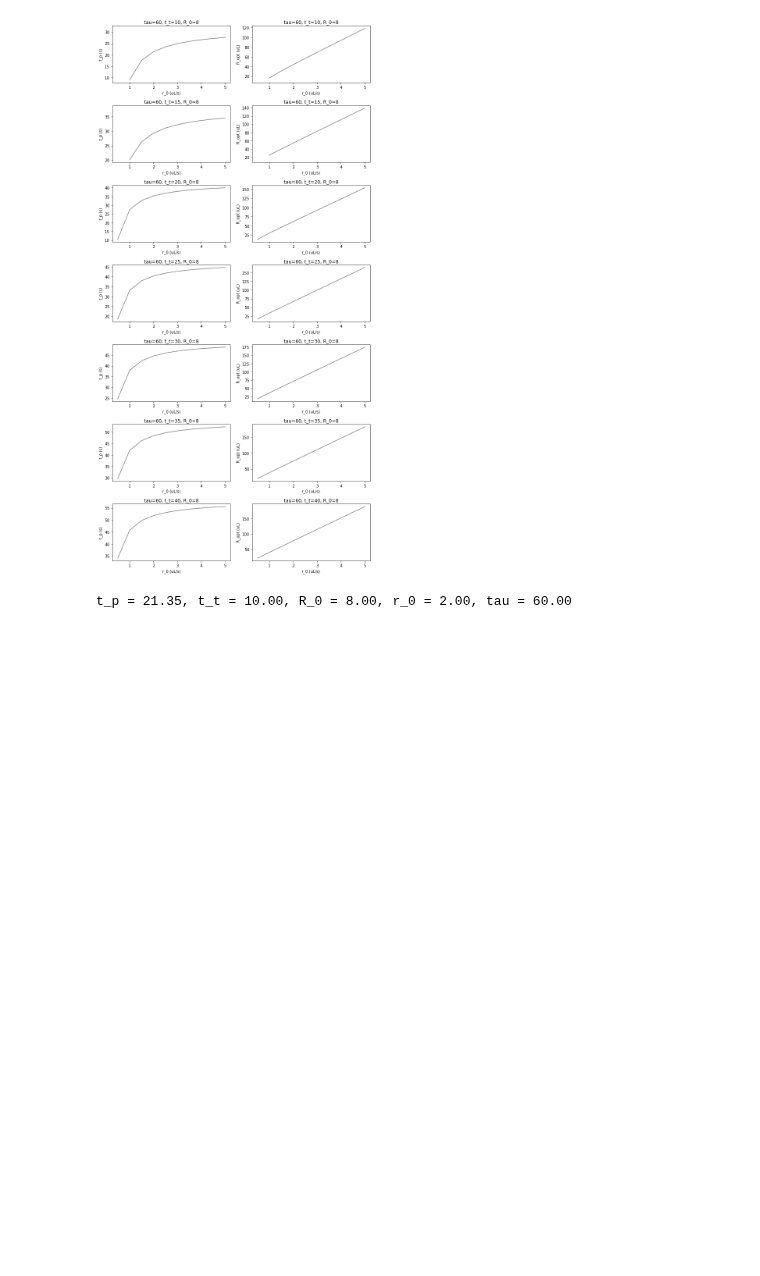
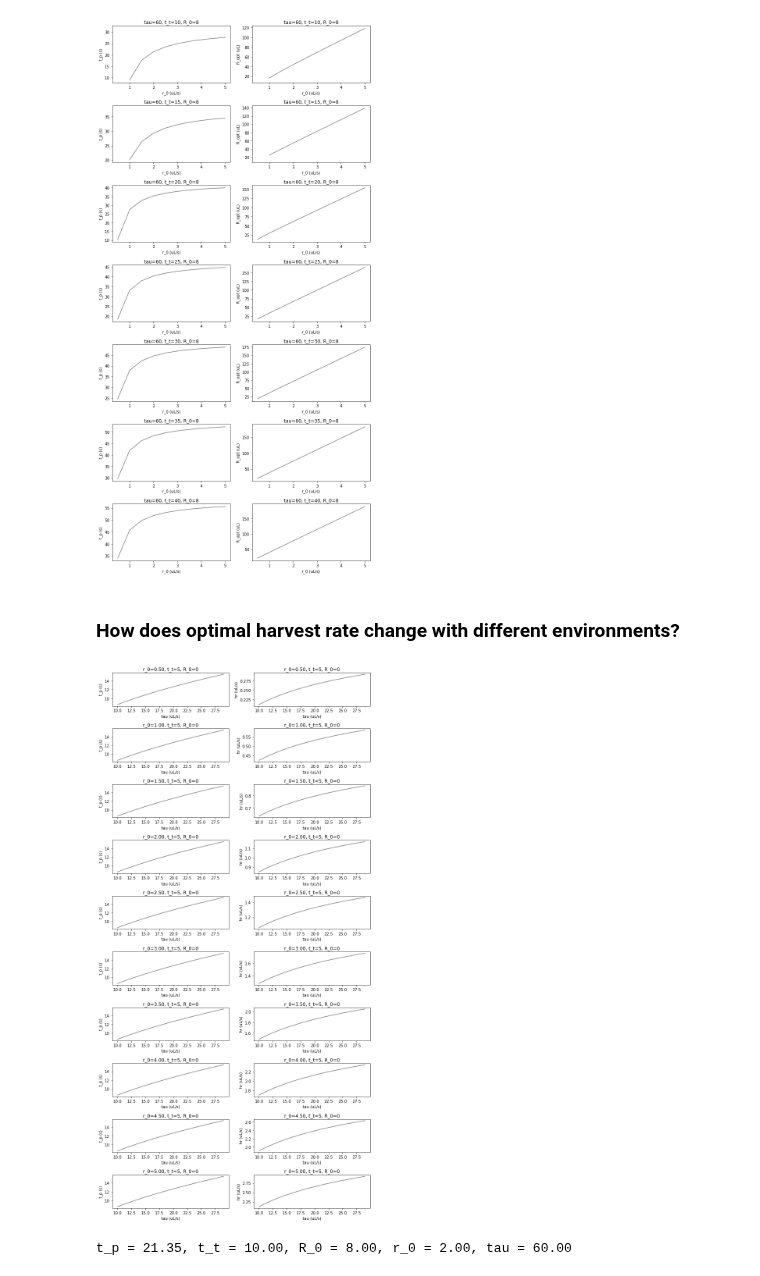
Before and after one commit to jbwebb8/foraging-analysis, a Jupyter notebook: notebooks/mvt.ipynb, the cells around one changed output. Cells and saved outputs as stored; diff of their text form; code cells hidden in the pictures; blank space fills up the shorter version.

```diff
--- a/notebooks/mvt.ipynb
+++ b/notebooks/mvt.ipynb
@@ -251,6 +251,49 @@ for i in range(t_p.shape[0]):
 plt.tight_layout()
 # %% [output]
 [figure]
+# %% [markdown]
+### How does optimal harvest rate change with different environments?
+# %%
+# Behavior parameters
+t_t = 5
+
+# Environment parameters
+# Remember, R_0 / r_0 must be ≥ t_t, otherwise R_0 will default to zero!
+R_0 = np.array([0.0])
+r_0 = np.arange(50, 501, 50)/100
+tau = np.arange(10, 30, 1)
+
+# Solve for residence time, optimum cumulative reward
+t_p = np.zeros([r_0.shape[0], tau.shape[0]])
+R_opt = np.zeros([r_0.shape[0], tau.shape[0]])
+is_solvable = np.ones([r_0.shape[0], tau.shape[0]], dtype=np.bool)
+for i, r_0_ in enumerate(r_0):
+    t_p[i, :], R_opt[i, :], is_solvable[i, :] = get_optimal_values(t_t=t_t,
+                                                                   R_0=R_0,
+                                                                   r_0=r_0_,
+                                                                   tau=tau,
+                                                                   return_solvable=True)
+# %%
+fig, ax = plt.subplots(r_0.shape[0], 2, figsize=(10, 20))
+
+for i in range(r_0.shape[0]):
+    ax[i, 0].plot(tau[is_solvable[i]], t_p[i, is_solvable[i]], linestyle='-', color='gray')
+    ax[i, 0].plot(tau[np.invert(is_solvable[i])], t_p[i, np.invert(is_solvable[i])], linestyle='--', color='gray')
+    ax[i, 0].set_xlabel('tau (uL/s)')
+    ax[i, 0].set_ylabel('t_p (s)')
+    ax[i, 0].set_title('r_0=%.2f, t_t=%d, R_0=%d' % (r_0[i], t_t, R_0))
+
+    ax[i, 1].plot(tau[is_solvable[i]], R_opt[i, is_solvable[i]]/(t_t + t_p[i, is_solvable[i]]),
+                  linestyle='-', color='gray')
+    ax[i, 1].plot(tau[np.invert(is_solvable[i])], R_opt[i, np.invert(is_solvable[i])]/(t_t + t_p[i, np.invert(is_solvable[i])]),
+                  linestyle='--', color='gray')
+    ax[i, 1].set_xlabel('tau (uL/s)')
+    ax[i, 1].set_ylabel('hr (uL/s)')
+    ax[i, 1].set_title('r_0=%.2f, t_t=%d, R_0=%d' % (r_0[i], t_t, R_0))
+
+plt.tight_layout()
+# %% [output]
+[figure, added]
 # %%
 t_t_ = 10
 R_0_ = R_0[0]
```
Also changed, not shown: parts of 2 cells of this notebook.
